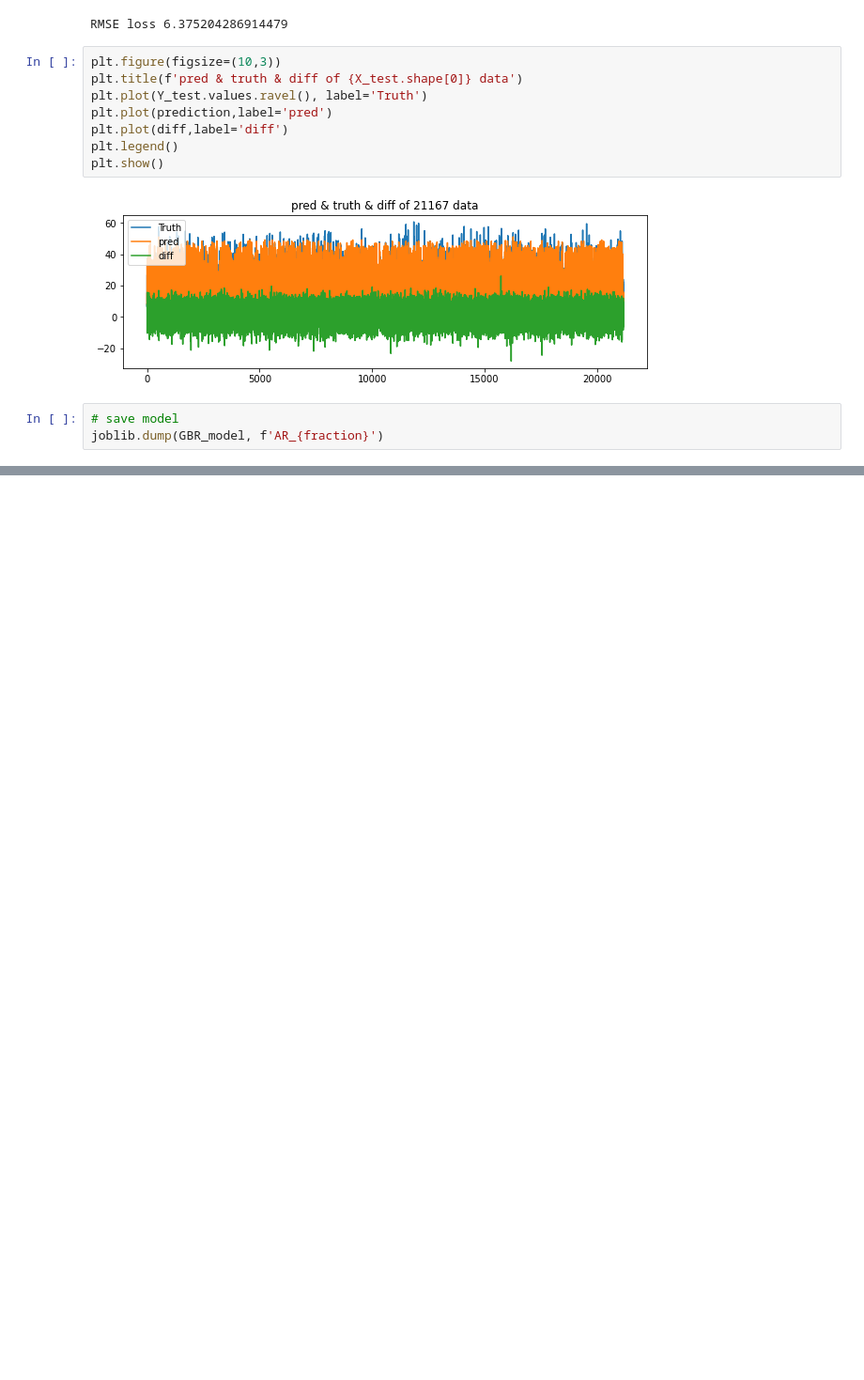
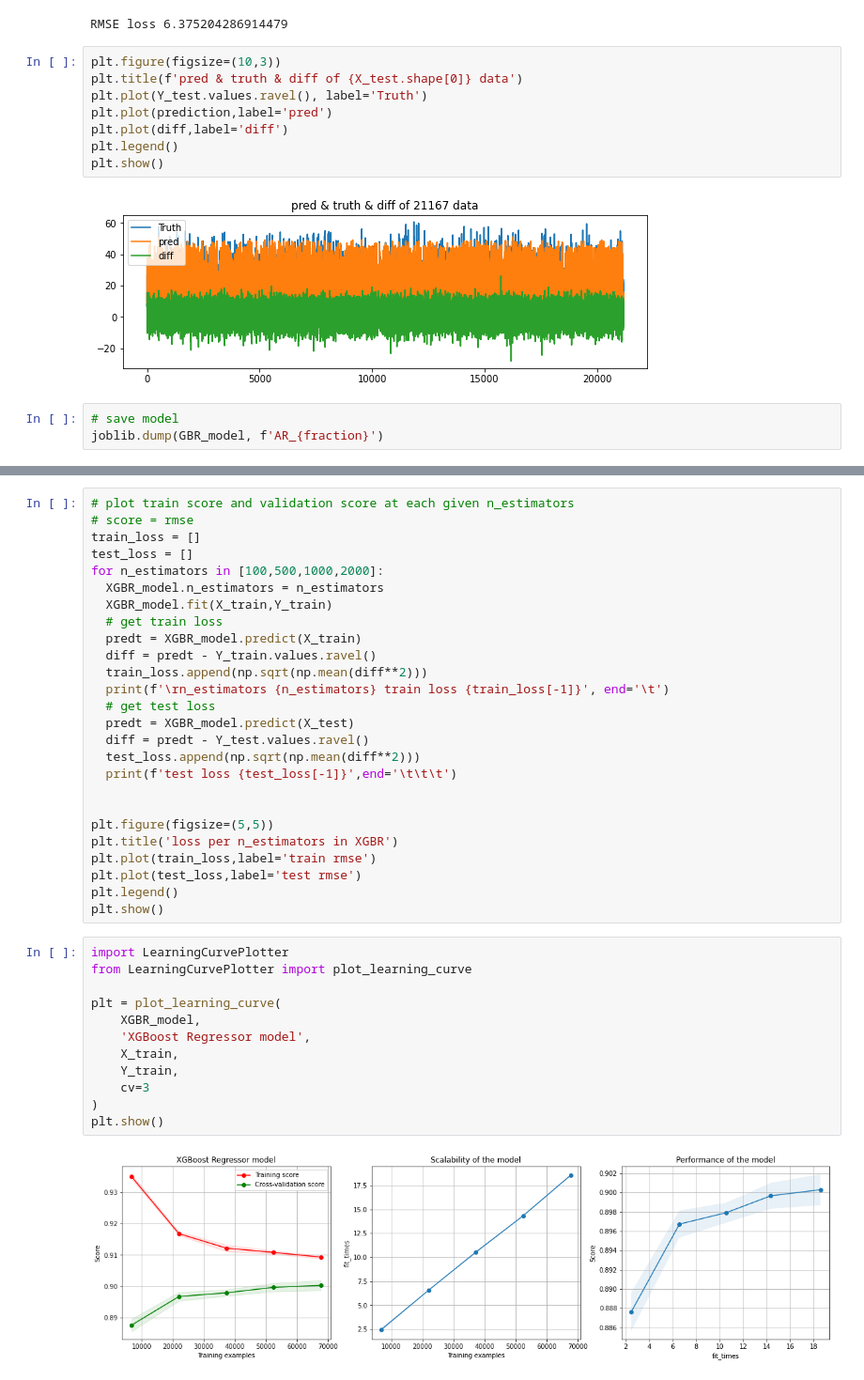
Before and after one commit to luanakwon/GroundTemperature, a Jupyter notebook: GroundTemp.ipynb, the cells around one changed output, grey strips where cells are left out. Shown: that part at 94% size. Drawn from its saved outputs; the diff is of its cells as text; blank space fills up the shorter version.

```diff
--- a/GroundTemp.ipynb
+++ b/GroundTemp.ipynb
@@ -407,0 +463,40 @@ joblib.dump(GBR_model, f'AR_{fraction}')
+# %%
+# plot train score and validation score at each given n_estimators
+# score = rmse
+train_loss = []
+test_loss = []
+for n_estimators in [100,500,1000,2000]:
+  XGBR_model.n_estimators = n_estimators
+  XGBR_model.fit(X_train,Y_train)
+  # get train loss
+  predt = XGBR_model.predict(X_train)
+  diff = predt - Y_train.values.ravel()
+  train_loss.append(np.sqrt(np.mean(diff**2)))
+  print(f'\rn_estimators {n_estimators} train loss {train_loss[-1]}', end='\t')
+  # get test loss
+  predt = XGBR_model.predict(X_test)
+  diff = predt - Y_test.values.ravel()
+  test_loss.append(np.sqrt(np.mean(diff**2)))
+  print(f'test loss {test_loss[-1]}',end='\t\t\t')
+
+
+plt.figure(figsize=(5,5))
+plt.title('loss per n_estimators in XGBR')
+plt.plot(train_loss,label='train rmse')
+plt.plot(test_loss,label='test rmse')
+plt.legend()
+plt.show()
+# %%
+import LearningCurvePlotter
+from LearningCurvePlotter import plot_learning_curve
+
+plt = plot_learning_curve(
+    XGBR_model,
+    'XGBoost Regressor model',
+    X_train,
+    Y_train,
+    cv=3
+)
+plt.show()
+# %% [output]
+[figure, added]
```
Also changed, not shown: parts of 20 cells of this notebook.
